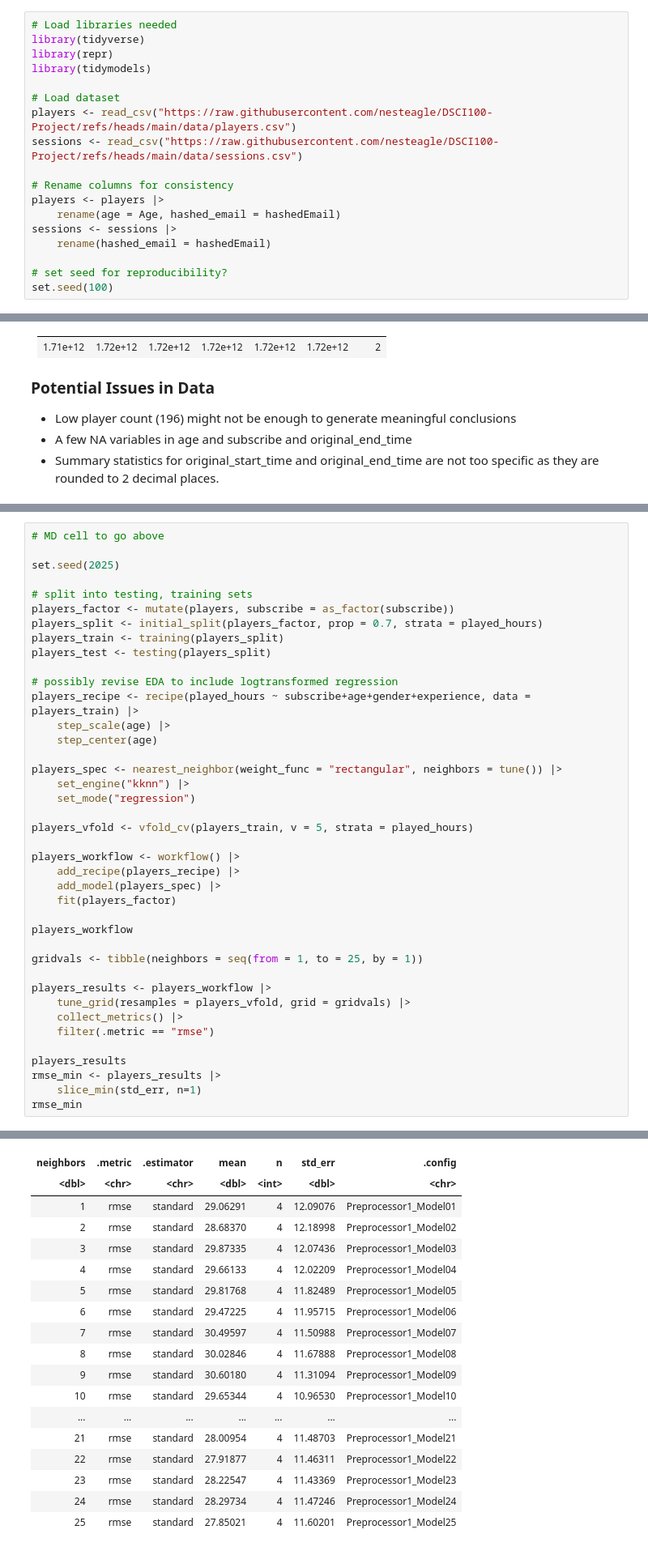
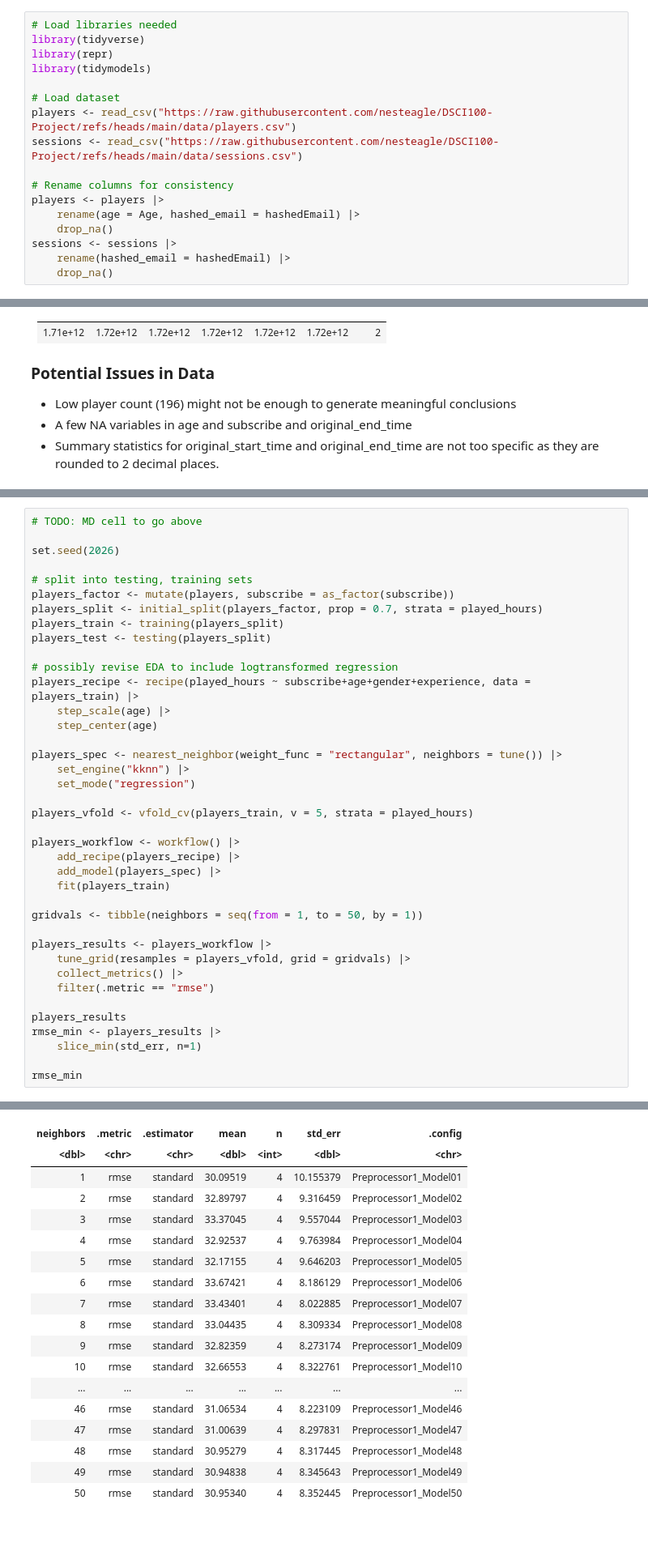
Before and after one commit to nesteagle/DSCI100-Project, a Jupyter notebook: report/report.ipynb, the cells around one changed output, grey strips where cells are left out. Shown at 81% size. Cells and saved outputs as stored; diff of their text form.

Commit message:
Added K-NN regression and model with optimally chosen K

```diff
--- a/report/report.ipynb
+++ b/report/report.ipynb
@@ -36,12 +36,11 @@ sessions <- read_csv("https://raw.githubusercontent.com/nesteagle/DSCI100-Projec
 
 # Rename columns for consistency
 players <- players |>
-    rename(age = Age, hashed_email = hashedEmail)
+    rename(age = Age, hashed_email = hashedEmail) |>
+    drop_na()
 sessions <- sessions |>
-    rename(hashed_email = hashedEmail)
-
-# set seed for reproducibility?
-set.seed(100)
+    rename(hashed_email = hashedEmail) |>
+    drop_na()
 # %% [output]
 ── Attaching core tidyverse packages ──────────────────────── tidyverse 2.0.0 ──
 ✔ dplyr     1.1.4     ✔ readr     2.1.5
@@ -213,7 +261,7 @@ Warning message:
 # %%
-# MD cell to go above
+# TODO: MD cell to go above
 
-set.seed(2025)
+set.seed(2026)
 
 # split into testing, training sets
 players_factor <- mutate(players, subscribe = as_factor(subscribe))
@@ -235,11 +283,9 @@ players_vfold <- vfold_cv(players_train, v = 5, strata = played_hours)
 players_workflow <- workflow() |>
     add_recipe(players_recipe) |>
     add_model(players_spec) |>
-    fit(players_factor)
+    fit(players_train)
 
-players_workflow
-
-gridvals <- tibble(neighbors = seq(from = 1, to = 25, by = 1))
+gridvals <- tibble(neighbors = seq(from = 1, to = 50, by = 1))
 
 players_results <- players_workflow |>
     tune_grid(resamples = players_vfold, grid = gridvals) |>
@@ -249,6 +295,7 @@ players_results <- players_workflow |>
 players_results
 rmse_min <- players_results |>
     slice_min(std_err, n=1)
+
 rmse_min
 # %% [output]
 Warning message:
@@ -287,21 +334,21 @@ A tibble: 25 × 7
 | neighbors | .metric | .estimator | mean | n | std_err | .config |
 | <dbl> | <chr> | <chr> | <dbl> | <int> | <dbl> | <chr> |
-| 1 | rmse | standard | 29.06291 | 4 | 12.09076 | Preprocessor1_Model01 |
-| 2 | rmse | standard | 28.68370 | 4 | 12.18998 | Preprocessor1_Model02 |
-| 3 | rmse | standard | 29.87335 | 4 | 12.07436 | Preprocessor1_Model03 |
-| 4 | rmse | standard | 29.66133 | 4 | 12.02209 | Preprocessor1_Model04 |
-| 5 | rmse | standard | 29.81768 | 4 | 11.82489 | Preprocessor1_Model05 |
-| 6 | rmse | standard | 29.47225 | 4 | 11.95715 | Preprocessor1_Model06 |
-| 7 | rmse | standard | 30.49597 | 4 | 11.50988 | Preprocessor1_Model07 |
-| 8 | rmse | standard | 30.02846 | 4 | 11.67888 | Preprocessor1_Model08 |
-| 9 | rmse | standard | 30.60180 | 4 | 11.31094 | Preprocessor1_Model09 |
-| 10 | rmse | standard | 29.65344 | 4 | 10.96530 | Preprocessor1_Model10 |
+| 1 | rmse | standard | 30.09519 | 4 | 10.155379 | Preprocessor1_Model01 |
+| 2 | rmse | standard | 32.89797 | 4 | 9.316459 | Preprocessor1_Model02 |
+| 3 | rmse | standard | 33.37045 | 4 | 9.557044 | Preprocessor1_Model03 |
+| 4 | rmse | standard | 32.92537 | 4 | 9.763984 | Preprocessor1_Model04 |
+| 5 | rmse | standard | 32.17155 | 4 | 9.646203 | Preprocessor1_Model05 |
+| 6 | rmse | standard | 33.67421 | 4 | 8.186129 | Preprocessor1_Model06 |
+| 7 | rmse | standard | 33.43401 | 4 | 8.022885 | Preprocessor1_Model07 |
+| 8 | rmse | standard | 33.04435 | 4 | 8.309334 | Preprocessor1_Model08 |
+| 9 | rmse | standard | 32.82359 | 4 | 8.273174 | Preprocessor1_Model09 |
+| 10 | rmse | standard | 32.66553 | 4 | 8.322761 | Preprocessor1_Model10 |
 | ... | ... | ... | ... | ... | ... | ... |
-| 21 | rmse | standard | 28.00954 | 4 | 11.48703 | Preprocessor1_Model21 |
-| 22 | rmse | standard | 27.91877 | 4 | 11.46311 | Preprocessor1_Model22 |
-| 23 | rmse | standard | 28.22547 | 4 | 11.43369 | Preprocessor1_Model23 |
-| 24 | rmse | standard | 28.29734 | 4 | 11.47246 | Preprocessor1_Model24 |
-| 25 | rmse | standard | 27.85021 | 4 | 11.60201 | Preprocessor1_Model25 |
+| 46 | rmse | standard | 31.06534 | 4 | 8.223109 | Preprocessor1_Model46 |
+| 47 | rmse | standard | 31.00639 | 4 | 8.297831 | Preprocessor1_Model47 |
+| 48 | rmse | standard | 30.95279 | 4 | 8.317445 | Preprocessor1_Model48 |
+| 49 | rmse | standard | 30.94838 | 4 | 8.345643 | Preprocessor1_Model49 |
+| 50 | rmse | standard | 30.95340 | 4 | 8.352445 | Preprocessor1_Model50 |
 A tibble: 1 × 7
 | neighbors | .metric | .estimator | mean | n | std_err | .config |
 | <dbl> | <chr> | <chr> | <dbl> | <int> | <dbl> | <chr> |
```
Also changed, not shown: parts of 4 cells of this notebook.
